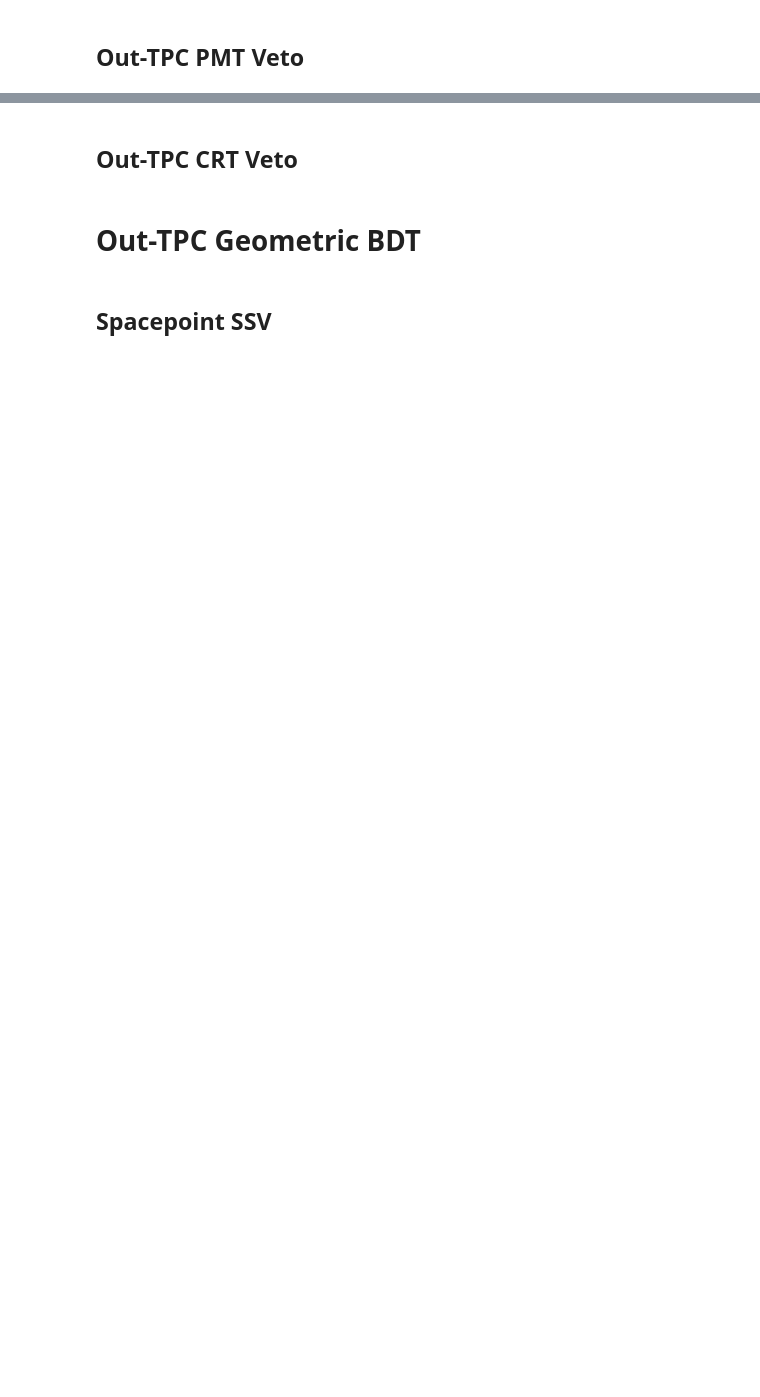
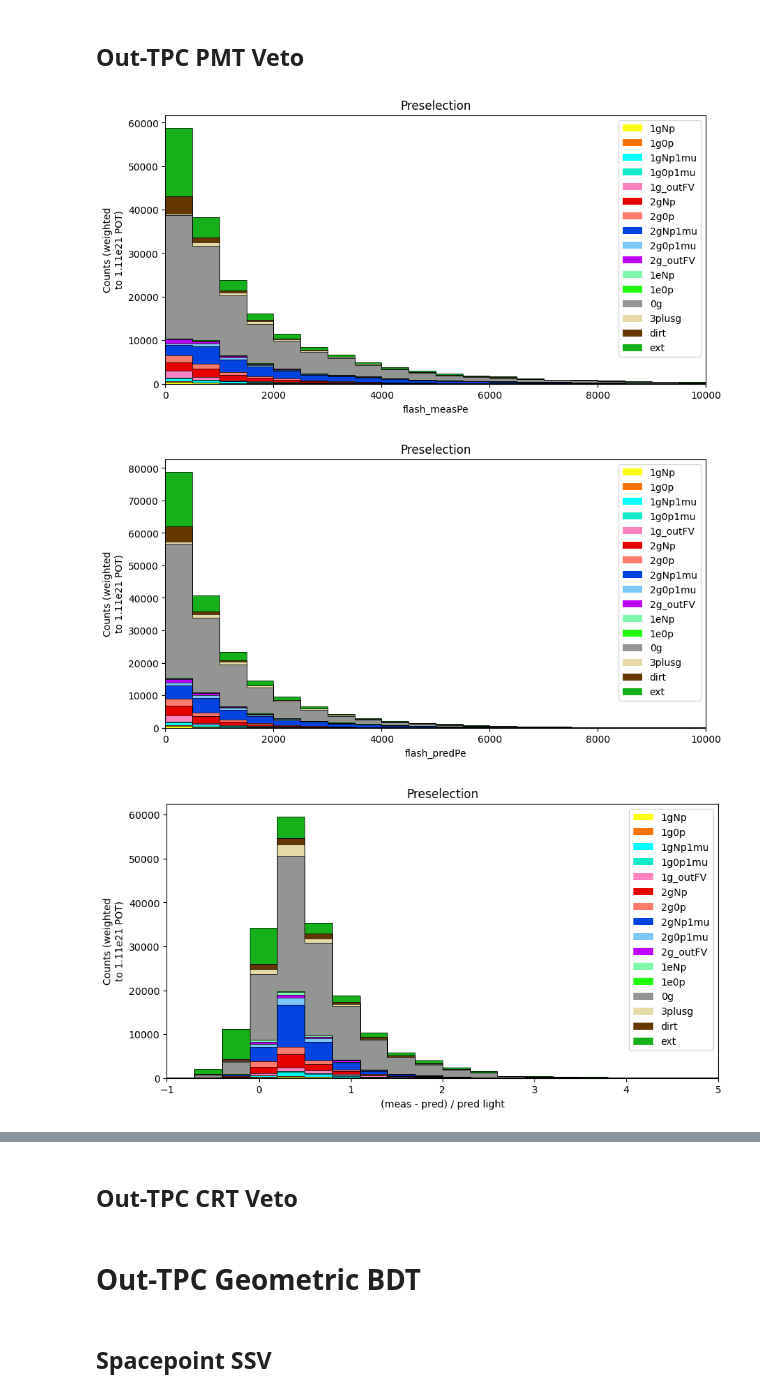
Before and after one commit to leehagaman/uboone_ngem, a Jupyter notebook: ipynb_notebooks/multiclass_histograms.ipynb, the cells around one changed output, grey strips where cells are left out. Saved outputs shown, nothing was run; the diff lists cells and outputs as text; code cells hidden in the pictures; blank space fills up the shorter version.

Commit message:
updated training with higher stats, started efficiencies plots

```diff
--- a/ipynb_notebooks/multiclass_histograms.ipynb
+++ b/ipynb_notebooks/multiclass_histograms.ipynb
@@ -316,6 +340,8 @@ for i in range(len(evtTimeNS)):
     elif (run[i] >= 5800): Shift = 3164.4
     elif (run[i] > 0 ): Shift = 3168.9
     TThelp = evtTimeNS[i]-Shift+gap*0.5
+    if np.isinf(TThelp):
+        TThelp = np.nan
     TT_merged = -9999.
     if(TThelp>=0):
         TT_merged=(TThelp-(int((TThelp)/gap))*gap)-gap*0.5
@@ -476,34 +528,38 @@ for breakdown_type in ["topological"]:
             counts.append(np.histogram(curr_df["wc_flash_predPe"].to_numpy(), weights=curr_df["wc_net_weight"].to_numpy(), bins=bins)[0])
         plt.hist(multi_bin_centers, weights=counts, bins=bins, color=breakdown_colors, stacked=True, label=breakdown_labels)
         plt.hist(multi_bin_centers, weights=counts, bins=bins, color=outline_colors, histtype="step", lw=0.5, stacked=True)
-        plt.xlabel("flash_prehPe")
+        plt.xlabel("flash_predPe")
         plt.ylabel("Counts (weighted\nto 1.11e21 POT)")
         plt.xlim(bins[0], bins[-1])
         plt.legend(loc="upper right")
         if sel_type == "presel":
             plt.title(f"Preselection")
         else:
             plt.title(f"All 1g Sel")
         plt.show()
 
         plt.figure(figsize=(10, 5))
         bins = np.linspace(-1, 5, 21)
         bin_centers = (bins[:-1] + bins[1:]) / 2
         multi_bin_centers = [bin_centers] * len(breakdown_labels)
         outline_colors = ["k"] * len(breakdown_labels)
         counts = []
         for breakdown_i, breakdown_label in enumerate(breakdown_labels):
             curr_df = sel_df.query(breakdown_queries[breakdown_i])
             ratio = (curr_df["wc_flash_measPe"].to_numpy() - curr_df["wc_flash_predPe"].to_numpy()) / curr_df["wc_flash_predPe"].to_numpy()
             counts.append(np.histogram(ratio, weights=curr_df["wc_net_weight"].to_numpy(), bins=bins)[0])
         plt.hist(multi_bin_centers, weights=counts, bins=bins, color=breakdown_colors, stacked=True, label=breakdown_labels)
         plt.hist(multi_bin_centers, weights=counts, bins=bins, color=outline_colors, histtype="step", lw=0.5, stacked=True)
         plt.xlabel("(meas - pred) / pred light")
         plt.ylabel("Counts (weighted\nto 1.11e21 POT)")
         plt.xlim(bins[0], bins[-1])
         plt.legend(loc="upper right")
         if sel_type == "presel":
             plt.title(f"Preselection")
         else:
             plt.title(f"All 1g Sel")
         plt.show()
+# %% [output]
+[figure, added]
+[figure, added]
+[figure, added]
```
Also changed, not shown: parts of 8 cells of this notebook, 6 other files.
